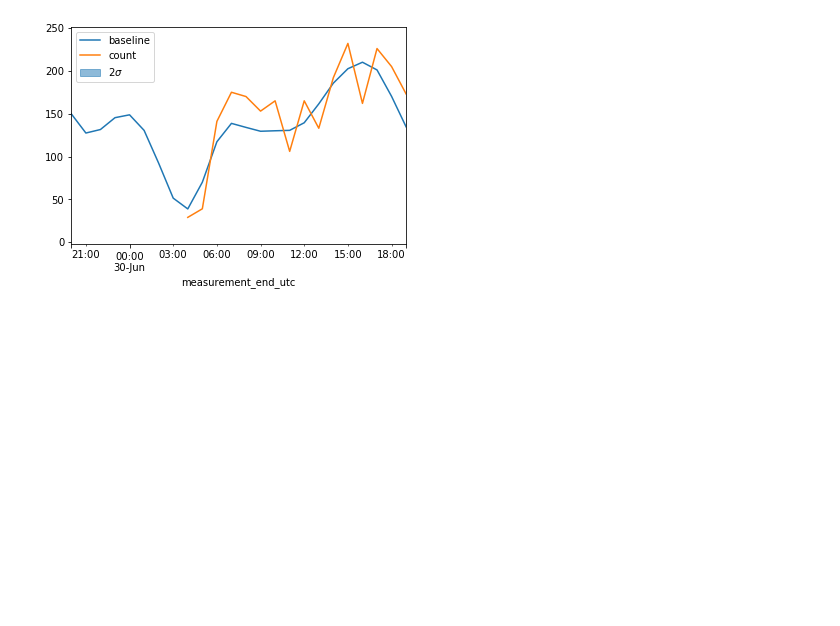
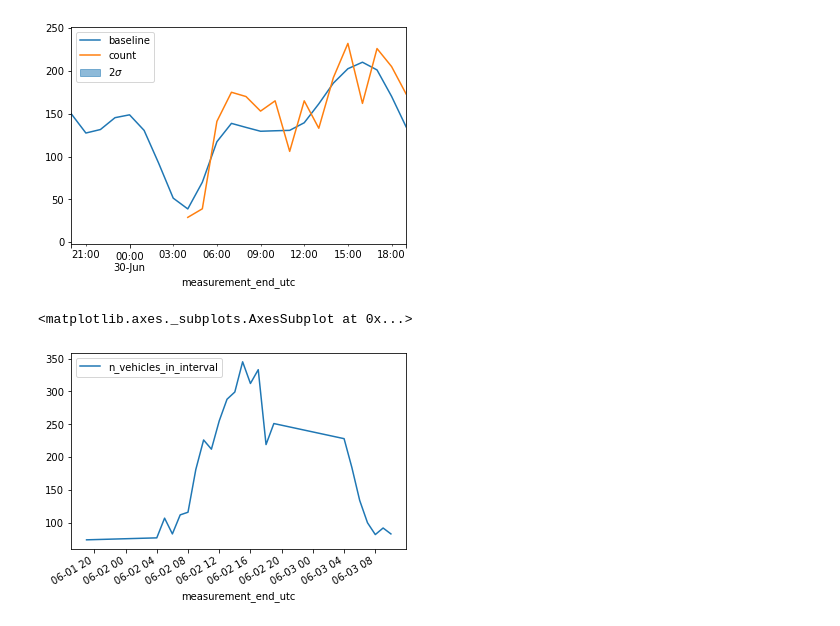
Before and after one commit to TeddyTW/SpatialScan, a Jupyter notebook: notebooks/JamCam_TSA.ipynb, the cells around one changed output. Saved outputs shown, nothing was run; the diff lists cells and outputs as text; code cells hidden in the pictures; blank space fills up the shorter version.

```diff
--- a/notebooks/JamCam_TSA.ipynb
+++ b/notebooks/JamCam_TSA.ipynb
@@ -316,3 +317,12 @@ forecast_plot(Y)
 # %% [output]
 1.08
 [figure]
+# %%
+synthetic=synthetic_SCOOT(DF)
+# %%
+synth=synthetic[synthetic["detector_id"]==detectors[0]]
+# %%
+synth[0:24].plot("measurement_end_utc", "n_vehicles_in_interval")
+# %% [output]
+<matplotlib.axes._subplots.AxesSubplot at 0x...>
+[figure, added]
```
Also changed, not shown: parts of 2 cells of this notebook, 2 other files.
